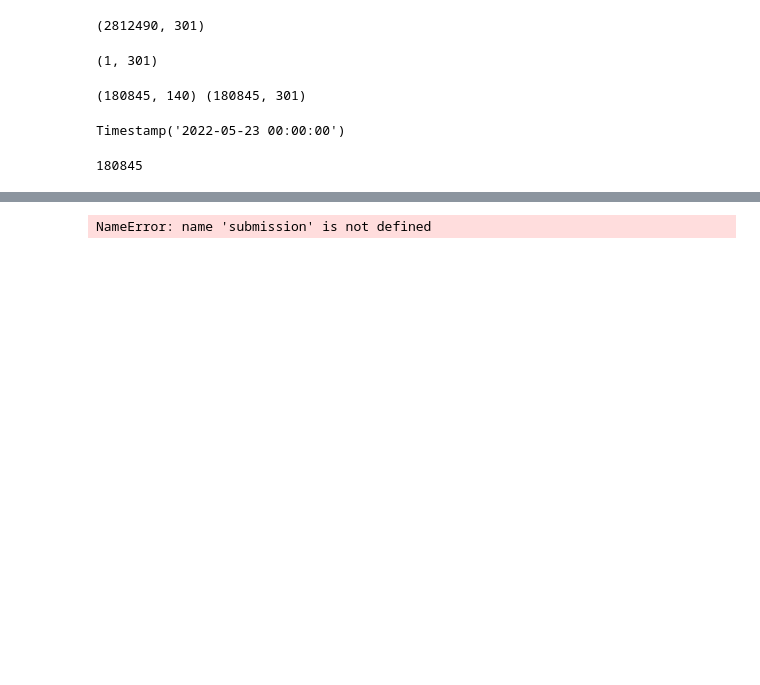
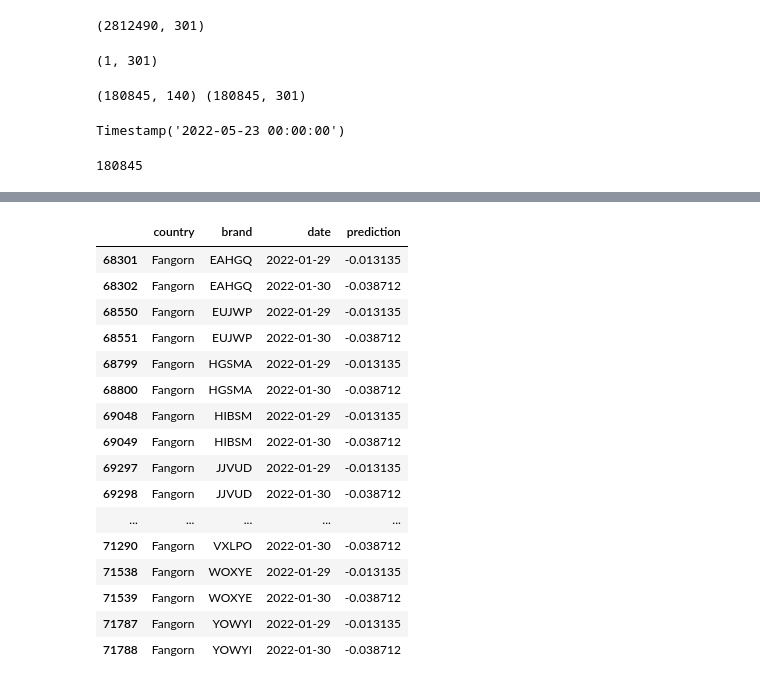
Before and after one commit to guimCC/Novartis_Datathon_2023, a Jupyter notebook: Scripts/data_lag.ipynb, the cells around one changed output, grey strips where cells are left out. Drawn from its saved outputs; the diff is of its cells as text; code cells hidden in the pictures; blank space fills up the shorter version.

Commit message:
fixed negative values

```diff
--- a/Scripts/data_lag.ipynb
+++ b/Scripts/data_lag.ipynb
@@ -590,3 +588,8 @@ len(y_pred_val)
 180845
 # %%
 submission = pd.read_csv('../Data/Data files/submission_template.csv')
+# %%
+#Turn negatives to 0
+y_pred_val = np.array(y_pred_val)  # Ensure y_pred_val is a numpy array
+
+y_pred_val[y_pred_val < 0] = 0
@@ -608,4 +618,22 @@ NameError: name 'submission' is not defined
 # %%
 submission.to_csv('../Submissions/submission1.csv', index=False)
-# %% [output]
-NameError: name 'submission' is not defined
+# %%
+submission[submission['prediction'] < 0]
+# %% [output]
+|  | country | brand | date | prediction |
+| 68301 | Fangorn | EAHGQ | 2022-01-29 | -0.013135 |
+| 68302 | Fangorn | EAHGQ | 2022-01-30 | -0.038712 |
+| 68550 | Fangorn | EUJWP | 2022-01-29 | -0.013135 |
+| 68551 | Fangorn | EUJWP | 2022-01-30 | -0.038712 |
+| 68799 | Fangorn | HGSMA | 2022-01-29 | -0.013135 |
+| 68800 | Fangorn | HGSMA | 2022-01-30 | -0.038712 |
+| 69048 | Fangorn | HIBSM | 2022-01-29 | -0.013135 |
+| 69049 | Fangorn | HIBSM | 2022-01-30 | -0.038712 |
+| 69297 | Fangorn | JJVUD | 2022-01-29 | -0.013135 |
+| 69298 | Fangorn | JJVUD | 2022-01-30 | -0.038712 |
+| ... | ... | ... | ... | ... |
+| 71290 | Fangorn | VXLPO | 2022-01-30 | -0.038712 |
+| 71538 | Fangorn | WOXYE | 2022-01-29 | -0.013135 |
+| 71539 | Fangorn | WOXYE | 2022-01-30 | -0.038712 |
+| 71787 | Fangorn | YOWYI | 2022-01-29 | -0.013135 |
+| 71788 | Fangorn | YOWYI | 2022-01-30 | -0.038712 |
```
Also changed, not shown: parts of 3 cells of this notebook, 1 other file.
